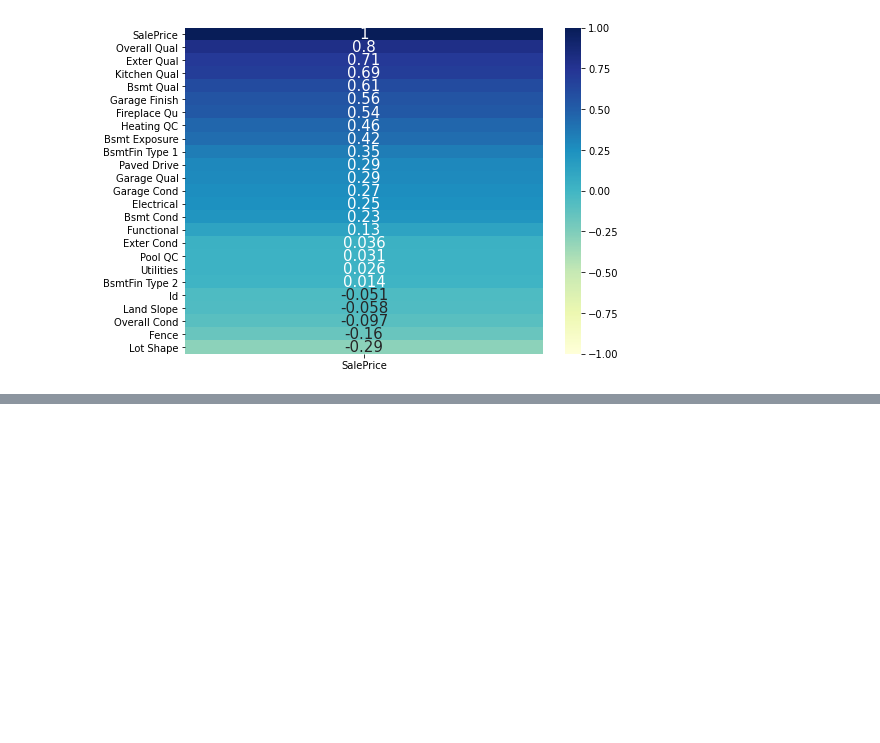
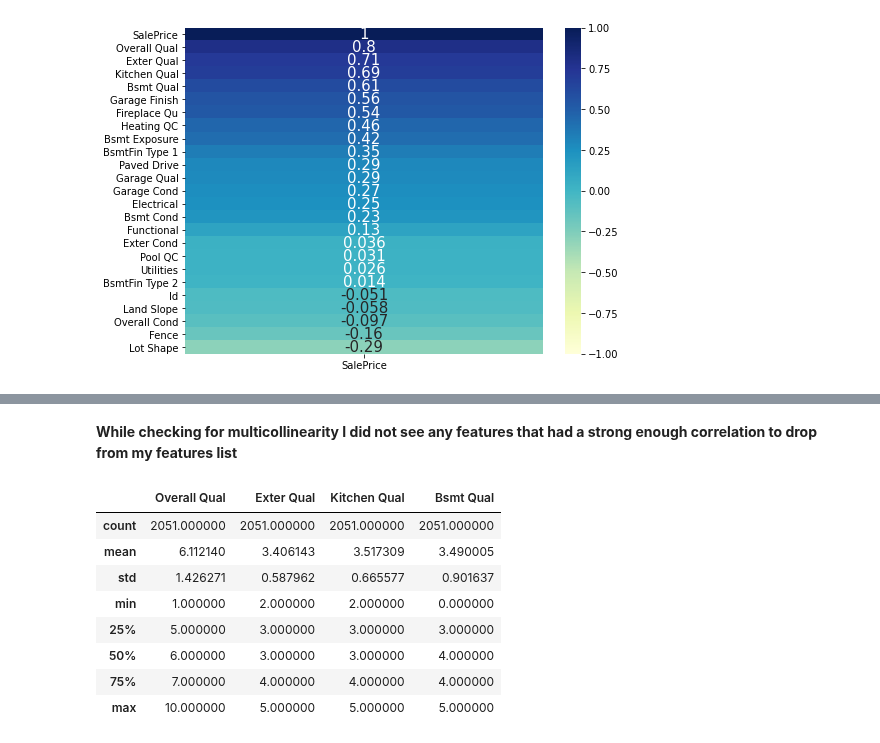
Before and after one commit to amcurley/GA_projects, a Jupyter notebook: Projects/project_2-master/ordinal_cleaning.ipynb, the cells around one changed output, grey strips where cells are left out. Saved outputs shown, nothing was run; the diff lists cells and outputs as text; code cells hidden in the pictures; blank space fills up the shorter version.

```diff
--- a/Projects/project_2-master/ordinal_cleaning.ipynb
+++ b/Projects/project_2-master/ordinal_cleaning.ipynb
@@ -81 +89,16 @@ sns.heatmap(ordinal_train.corr()[['SalePrice']].sort_values(by="SalePrice",
+# %% [markdown]
+**While checking for multicollinearity I did not see any features that had a strong enough correlation to drop from my features list**
+# %%
+# Nothing is out of the ordinary such as outliers
+ordinal_train[['Overall Qual', 'Exter Qual', 'Kitchen Qual', 'Bsmt Qual']].describe()
+# %% [output]
+|  | Overall Qual | Exter Qual | Kitchen Qual | Bsmt Qual |
+| count | 2051.000000 | 2051.000000 | 2051.000000 | 2051.000000 |
+| mean | 6.112140 | 3.406143 | 3.517309 | 3.490005 |
+| std | 1.426271 | 0.587962 | 0.665577 | 0.901637 |
+| min | 1.000000 | 2.000000 | 2.000000 | 0.000000 |
+| 25% | 5.000000 | 3.000000 | 3.000000 | 3.000000 |
+| 50% | 6.000000 | 3.000000 | 3.000000 | 4.000000 |
+| 75% | 7.000000 | 4.000000 | 4.000000 | 4.000000 |
+| max | 10.000000 | 5.000000 | 5.000000 | 5.000000 |
 # %%
```
Also changed, not shown: parts of 5 cells of this notebook, 11 other files.
